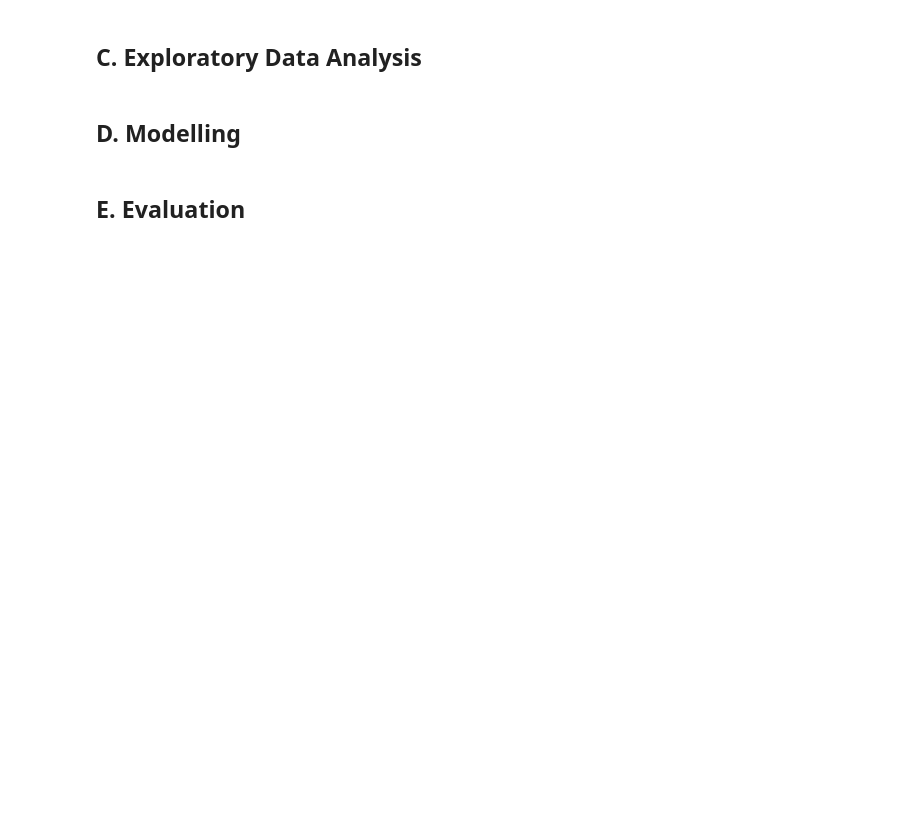
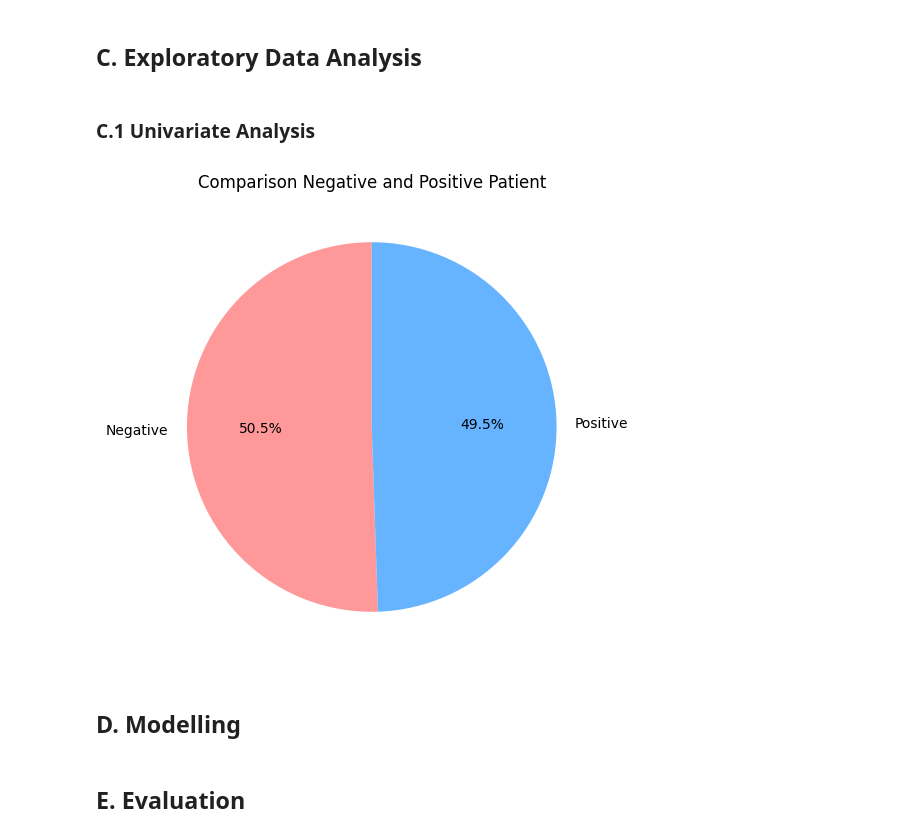
Before and after one commit to HablSank/1Day-1Dataset_MachineLearningProject, a Jupyter notebook: Day-3/Naive Bayes Gaussian (Cardiovascular Disease)/cardiovascular.ipynb, the cells around one changed output. Cells and saved outputs as stored; diff of their text form; code cells hidden in the pictures; blank space fills up the shorter version.

```diff
--- a/Day-3/Naive Bayes Gaussian (Cardiovascular Disease)/cardiovascular.ipynb
+++ b/Day-3/Naive Bayes Gaussian (Cardiovascular Disease)/cardiovascular.ipynb
@@ -38,0 +215,13 @@ Presence or absence of cardiovascular disease | Target Variable | cardio | binar
+# %%
+def bmi_category(bmi):
+    if bmi < 18.5:
+        return "Underweight"
+    elif bmi < 25:
+        return "Normal Weight"
+    elif bmi < 30:
+        return "Overweight"
+    else:
+        return "Obese"
+
+df['bmi_category'] = df['bmi'].apply(bmi_category)
+df.head()
@@ -38,0 +237,2 @@ Presence or absence of cardiovascular disease | Target Variable | cardio | binar
+# %%
+df.drop(columns=['Unnamed: 0', 'id', 'age'], inplace=True)
@@ -38,0 +245,7 @@ Presence or absence of cardiovascular disease | Target Variable | cardio | binar
+# %%
+df = df[(df['ap_hi'] < 250) & (df['ap_hi'] > 60)]
+df = df[(df['ap_lo'] < 150) & (df['ap_lo'] > 40)]
+
+df = df[df['ap_hi'] >= df['ap_lo']]
+
+df.shape
@@ -38,0 +256,4 @@ Presence or absence of cardiovascular disease | Target Variable | cardio | binar
+# %%
+cardiovascular_mapping = {0 : "Negative", 1 : "Positive"}
+df['cardio_sign'] = df['cardio'].map(cardiovascular_mapping)
+df.head()
@@ -39,5 +267,15 @@ Presence or absence of cardiovascular disease | Target Variable | cardio | binar
 # %% [markdown]
 ## C. Exploratory Data Analysis
+# %% [markdown]
+### C.1 Univariate Analysis
+# %%
+plt.figure(figsize=(6, 6))
+df['cardio_sign'].value_counts().plot.pie(autopct='%1.1f%%', colors=['#ff9999','#66b3ff'], startangle=90)
+plt.title('Comparison Negative and Positive Patient')
+plt.ylabel(None)
+plt.show()
+# %% [output]
+[figure, added]
 # %% [markdown]
 ## D. Modelling
 # %% [markdown]
```
Also changed, not shown: parts of 37 cells of this notebook, 1 other file.
